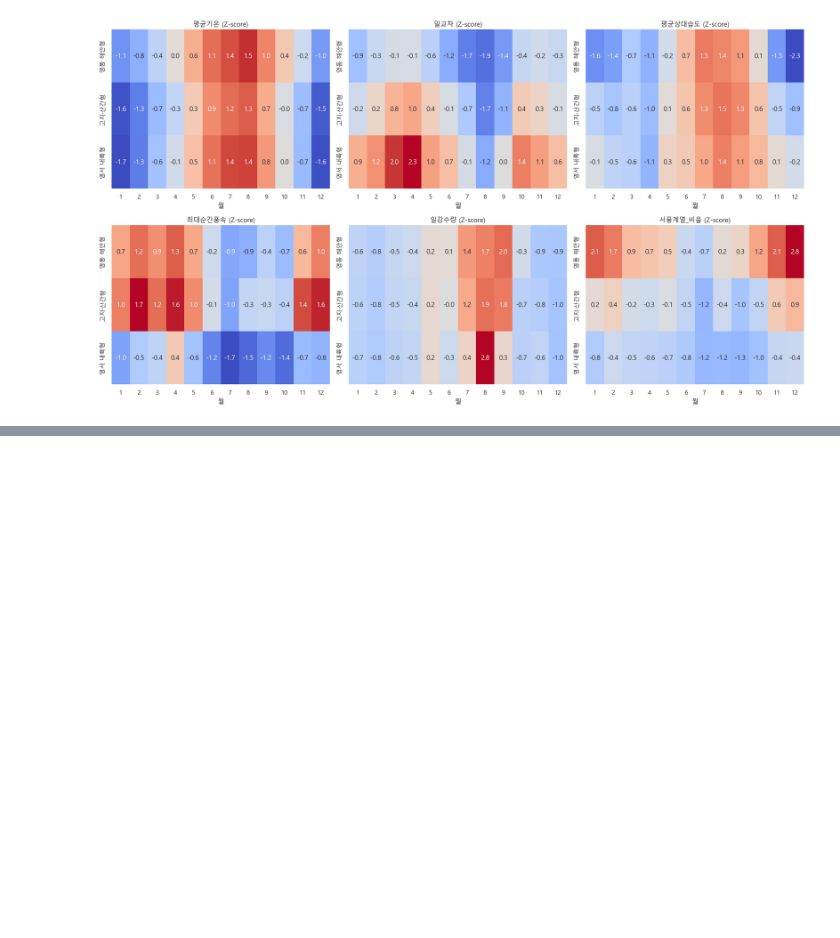
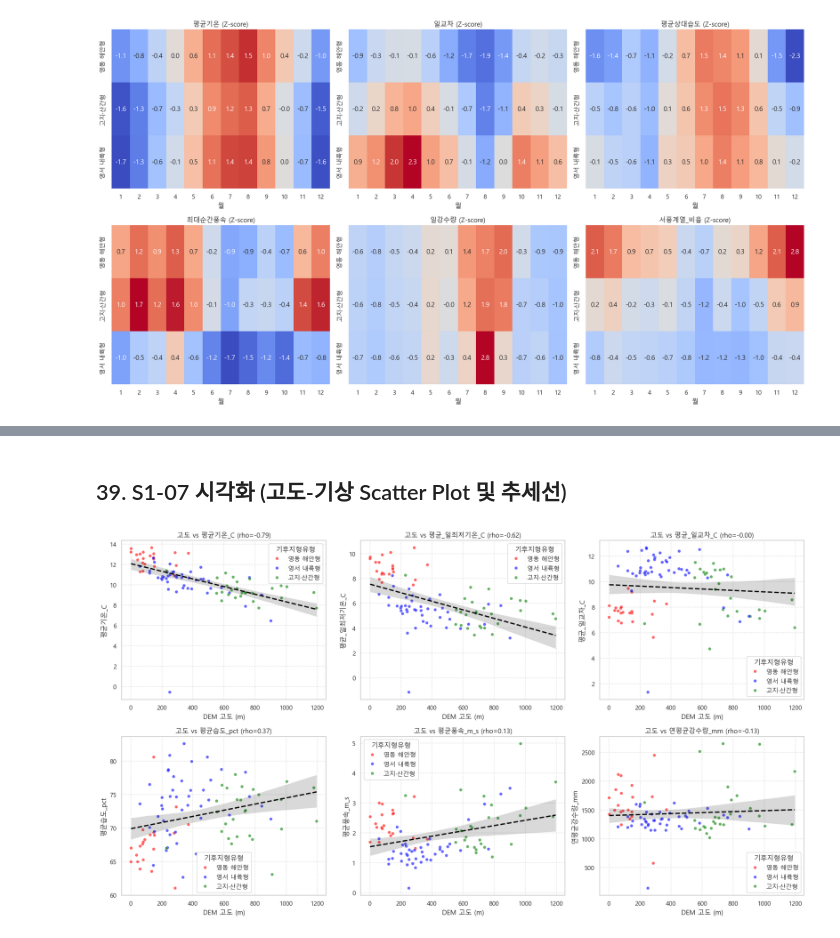
Before and after one commit to Max-JI64/farm-system-public-02, a Jupyter notebook: jsw/강원_재_EDA/Step1_강원도_기후지형및캐나다지수_기본분석.ipynb, the cells around one changed output, grey strips where cells are left out. Drawn from its saved outputs; the diff is of its cells as text; code cells hidden in the pictures; blank space fills up the shorter version.

```diff
--- a/jsw/강원_재_EDA/Step1_강원도_기후지형및캐나다지수_기본분석.ipynb
+++ b/jsw/강원_재_EDA/Step1_강원도_기후지형및캐나다지수_기본분석.ipynb
@@ -1589,0 +1639,16 @@ plt.show()
+# %%
+correlations = []
+
+for var in target_vars:
+    valid_data = cell_climate.dropna(subset=['DEM_고도_m', var])
+    rho, pval = stats.spearmanr(valid_data['DEM_고도_m'], valid_data[var])
+    correlations.append({
+        '기상변수': var,
+        'Spearman_rho': rho,
+        'p_value': pval,
+        '유의성': '*' if pval < 0.05 else ''
+    })
+
+corr_df = pd.DataFrame(correlations)
+corr_df.to_csv(TABLE_DIR / 'S1-07_spearman_correlation.csv', index=False, encoding='utf-8-sig')
+display(corr_df)
@@ -1589,0 +1663,29 @@ plt.show()
+# %% [markdown]
+## 39. S1-07 시각화 (고도-기상 Scatter Plot 및 추세선)
+# %%
+fig, axes = plt.subplots(2, 3, figsize=(18, 10))
+axes = axes.flatten()
+
+colors = {'영동 해안형': 'red', '고지·산간형': 'green', '영서 내륙형': 'blue'}
+
+for i, var in enumerate(target_vars):
+    sns.scatterplot(
+        data=cell_climate, x='DEM_고도_m', y=var, hue='기후지형유형',
+        palette=colors, ax=axes[i], alpha=0.6, s=30
+    )
+    sns.regplot(
+        data=cell_climate, x='DEM_고도_m', y=var, ax=axes[i],
+        scatter=False, color='black', line_kws={'linestyle': '--'}
+    )
+
+    rho = corr_df.loc[corr_df['기상변수'] == var, 'Spearman_rho'].values[0]
+    axes[i].set_title(f'고도 vs {var} (rho={rho:.2f})')
+    axes[i].set_xlabel('DEM 고도 (m)')
+    axes[i].set_ylabel(var)
+    axes[i].grid(True, linestyle='--', alpha=0.5)
+
+plt.tight_layout()
+plt.savefig(PLOT_DIR / 'S1-07_altitude_scatter.png', dpi=300)
+plt.show()
+# %% [output]
+[figure, added]
```
Also changed, not shown: parts of 5 cells of this notebook, 5 other files.
